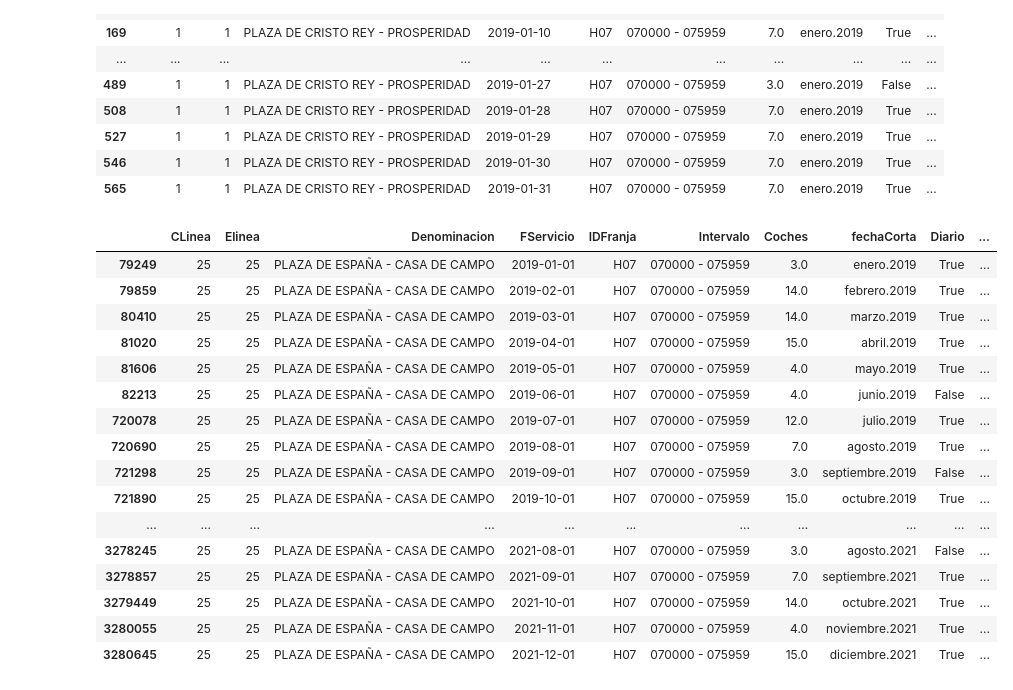
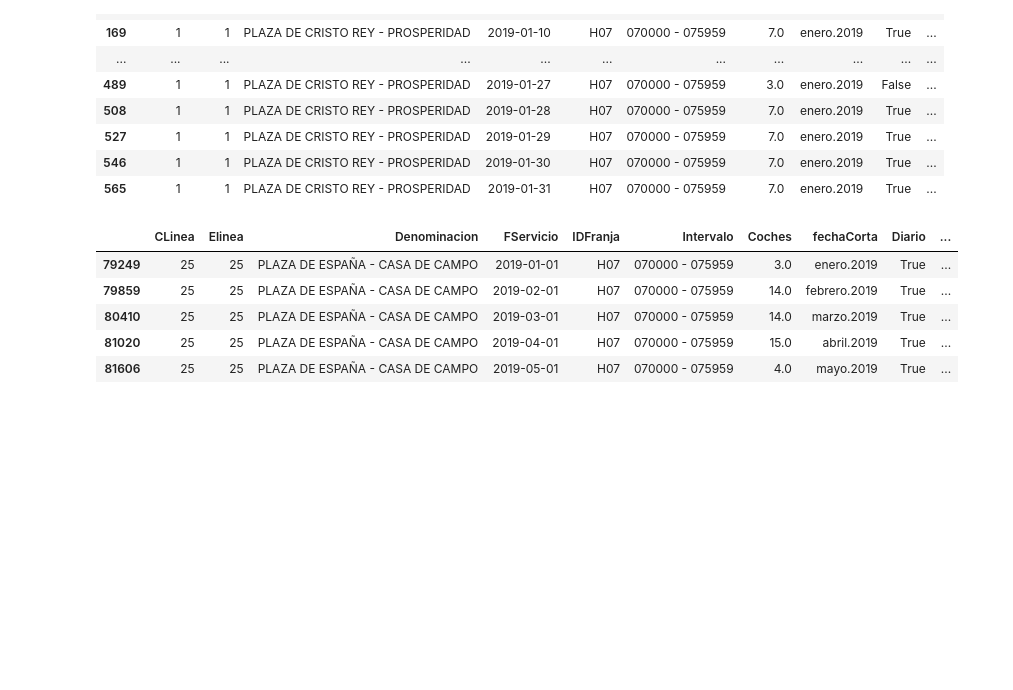
Before and after one commit to nacholopex/emt_madrid, a Jupyter notebook: 2022_emt_evolucion.ipynb, the cells around one changed output. Saved outputs shown, nothing was run; the diff lists cells and outputs as text; code cells hidden in the pictures; blank space fills up the shorter version.

```diff
--- a/2022_emt_evolucion.ipynb
+++ b/2022_emt_evolucion.ipynb
@@ -112,25 +126,14 @@ df[\
 # En cambio eliminando los duplicados fijándonos por CLinea, FechaCorta e ID Franja mantenemos todas las columnas.
 media_buses = df.drop_duplicates(['CLinea','fechaCorta','IDFranja','avg_coches'])
 # %%
-media_buses[(media_buses['IDFranja']=='H07')&(media_buses['CLinea']==25)]
+media_buses[(media_buses['IDFranja']=='H07')&(media_buses['CLinea']==25)].head()
 # %% [output]
 |  | CLinea | Elinea | Denominacion | FServicio | IDFranja | Intervalo | Coches | fechaCorta | Diario | ... |
 | 79249 | 25 | 25 | PLAZA DE ESPAÑA - CASA DE CAMPO | 2019-01-01 | H07 | 070000 - 075959 | 3.0 | enero.2019 | True | ... |
 | 79859 | 25 | 25 | PLAZA DE ESPAÑA - CASA DE CAMPO | 2019-02-01 | H07 | 070000 - 075959 | 14.0 | febrero.2019 | True | ... |
 | 80410 | 25 | 25 | PLAZA DE ESPAÑA - CASA DE CAMPO | 2019-03-01 | H07 | 070000 - 075959 | 14.0 | marzo.2019 | True | ... |
 | 81020 | 25 | 25 | PLAZA DE ESPAÑA - CASA DE CAMPO | 2019-04-01 | H07 | 070000 - 075959 | 15.0 | abril.2019 | True | ... |
 | 81606 | 25 | 25 | PLAZA DE ESPAÑA - CASA DE CAMPO | 2019-05-01 | H07 | 070000 - 075959 | 4.0 | mayo.2019 | True | ... |
-| 82213 | 25 | 25 | PLAZA DE ESPAÑA - CASA DE CAMPO | 2019-06-01 | H07 | 070000 - 075959 | 4.0 | junio.2019 | False | ... |
-| 720078 | 25 | 25 | PLAZA DE ESPAÑA - CASA DE CAMPO | 2019-07-01 | H07 | 070000 - 075959 | 12.0 | julio.2019 | True | ... |
-| 720690 | 25 | 25 | PLAZA DE ESPAÑA - CASA DE CAMPO | 2019-08-01 | H07 | 070000 - 075959 | 7.0 | agosto.2019 | True | ... |
-| 721298 | 25 | 25 | PLAZA DE ESPAÑA - CASA DE CAMPO | 2019-09-01 | H07 | 070000 - 075959 | 3.0 | septiembre.2019 | False | ... |
-| 721890 | 25 | 25 | PLAZA DE ESPAÑA - CASA DE CAMPO | 2019-10-01 | H07 | 070000 - 075959 | 15.0 | octubre.2019 | True | ... |
-| ... | ... | ... | ... | ... | ... | ... | ... | ... | ... | ... |
-| 3278245 | 25 | 25 | PLAZA DE ESPAÑA - CASA DE CAMPO | 2021-08-01 | H07 | 070000 - 075959 | 3.0 | agosto.2021 | False | ... |
-| 3278857 | 25 | 25 | PLAZA DE ESPAÑA - CASA DE CAMPO | 2021-09-01 | H07 | 070000 - 075959 | 7.0 | septiembre.2021 | True | ... |
-| 3279449 | 25 | 25 | PLAZA DE ESPAÑA - CASA DE CAMPO | 2021-10-01 | H07 | 070000 - 075959 | 14.0 | octubre.2021 | True | ... |
-| 3280055 | 25 | 25 | PLAZA DE ESPAÑA - CASA DE CAMPO | 2021-11-01 | H07 | 070000 - 075959 | 4.0 | noviembre.2021 | True | ... |
-| 3280645 | 25 | 25 | PLAZA DE ESPAÑA - CASA DE CAMPO | 2021-12-01 | H07 | 070000 - 075959 | 15.0 | diciembre.2021 | True | ... |
 # %%
 fig, axes = plt.subplots(figsize=(12, 5),dpi=100)
 axes.spines.right.set_visible(False)
```
Also changed, not shown: parts of 5 cells of this notebook, 2 other files.
